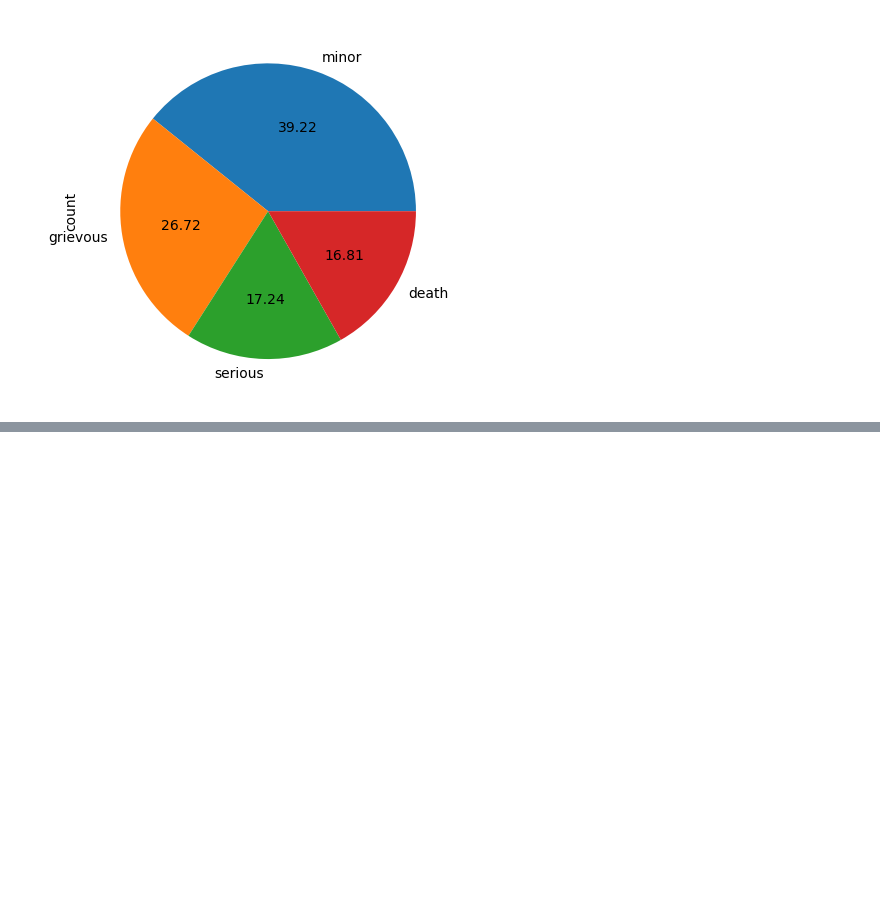
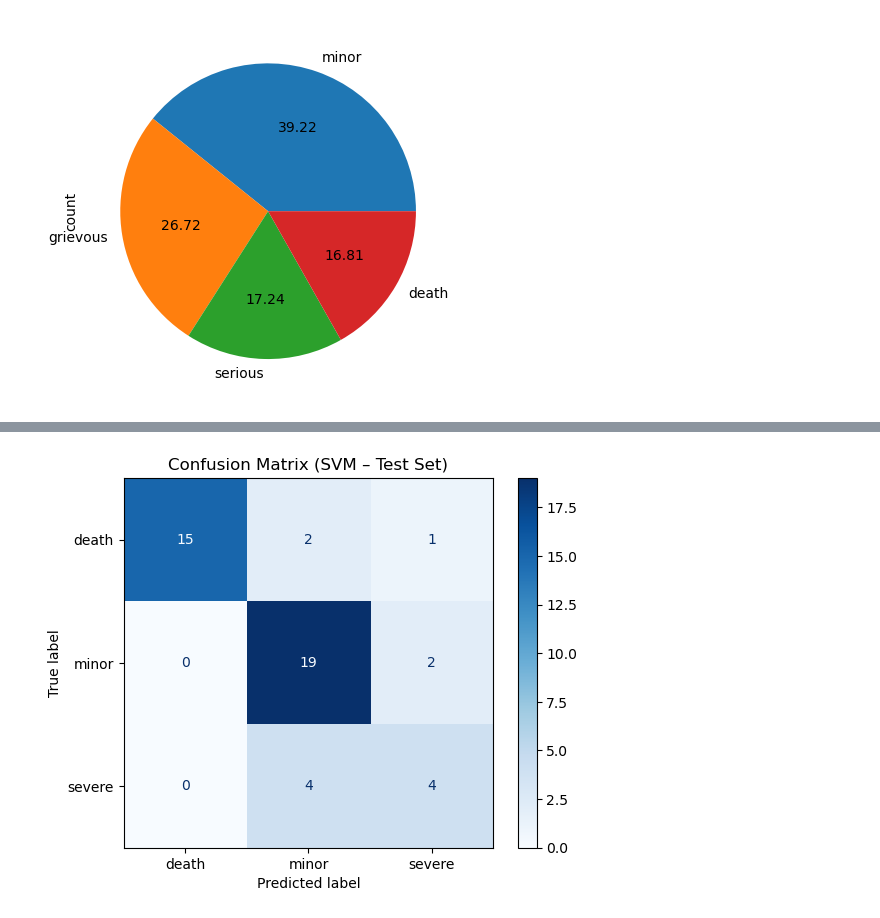
Before and after one commit to mattcg/msc-ai-dylan-group-1, a Jupyter notebook: 3c_SVM_LucaDeGabriele.ipynb, the cells around one changed output, grey strips where cells are left out. Drawn from its saved outputs; the diff is of its cells as text; code cells hidden in the pictures; blank space fills up the shorter version.

```diff
--- a/3c_SVM_LucaDeGabriele.ipynb
+++ b/3c_SVM_LucaDeGabriele.ipynb
@@ -191,0 +200,4 @@ Name: count, dtype: int64
+# %%
+#encoding the accident type code column
+df_sel['rain_today'] = df_sel['rain_today'].astype(int)
+df_sel['rain_today']
@@ -825,0 +647,30 @@ Driver Sex was excluded from the SVM model despite its known statistical associa
+# %%
+dict_weights = {0:1, 1: 1, 2:2}
+
+#best hyperparameters
+best_svm_tuned = Pipeline([
+    ("preprocessor", preprocessor),
+    ("svc", SVC(
+        C=10,               # best C from grid search
+        gamma=0.1,          # best gamma from grid search
+        kernel='rbf',       # best kernel from grid search
+        class_weight=dict_weights,  # apply weights to classes
+        probability=True,   # to allow predict_proba
+        random_state=42
+    ))
+])
+# Train the model on the training data
+best_svm_tuned.fit(X_train, y_train)
+
+# Make predictions on the test set
+y_pred_tuned = best_svm_tuned.predict(X_test)
+y_tuned_score = best_svm_tuned.predict_proba(X_test)  # probabilities for ROC/AUC
+
+# Calculate metrics on the test set
+f1_scores_test = f1_score(y_test, y_pred_tuned, average='weighted')
+bal_accuracy_test = balanced_accuracy_score(y_test, y_pred_tuned)
+accuracy_test = accuracy_score(y_test, y_pred_tuned)
+
+print(f"Tuned SVM Test Set F1 Weighted: {f1_scores_test:.2f}")
+print(f"Tuned SVM Test Set Balanced Accuracy: {bal_accuracy_test:.2f}")
+print(f"Tuned SVM Test Set Accuracy: {accuracy_test:.2f}")
@@ -825,0 +702,13 @@ Driver Sex was excluded from the SVM model despite its known statistical associa
+# %%
+cm = confusion_matrix(y_test, y_pred_tuned)
+
+disp = ConfusionMatrixDisplay(
+    confusion_matrix=cm,
+    display_labels=labels
+)
+
+disp.plot(cmap="Blues", values_format="d")
+plt.title("Confusion Matrix (SVM – Test Set)")
+plt.show()
+# %% [output]
+[figure, added]
```
Also changed, not shown: parts of 98 cells of this notebook.
